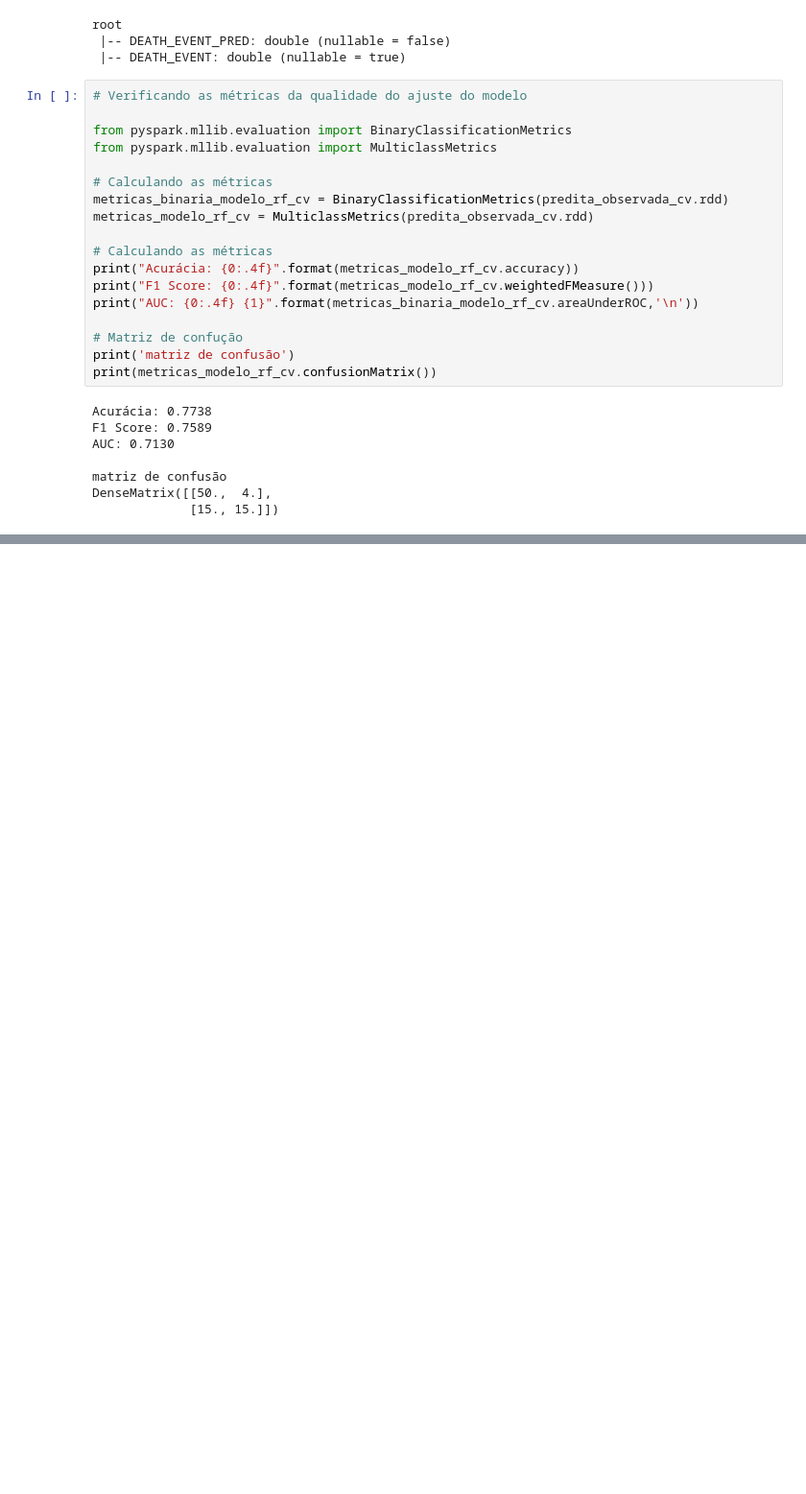
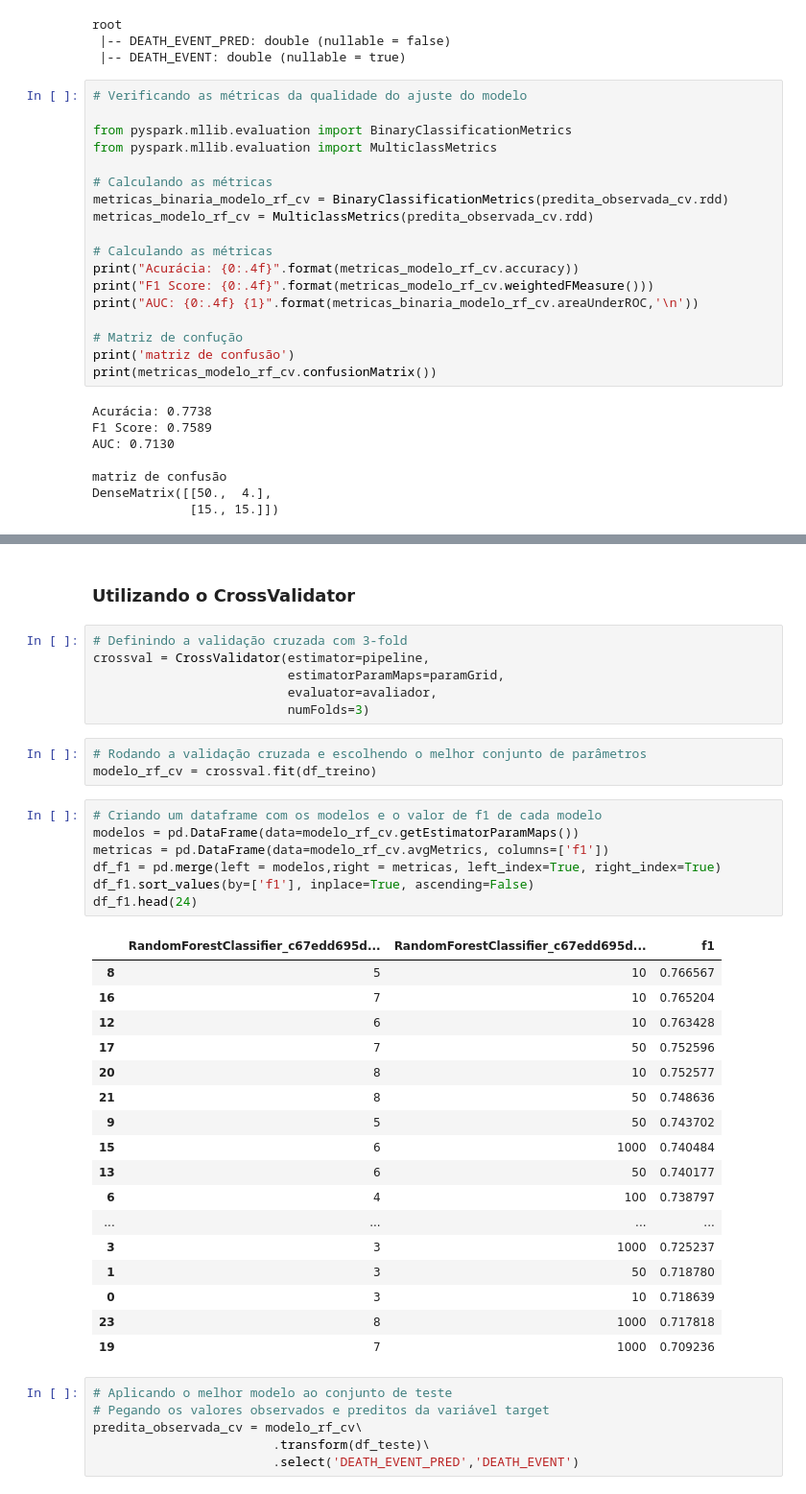
Before and after one commit to isabela-rossetti/classificacao_pyspark, a Jupyter notebook: PySpark_Classificacao_Heart_Failure_Prediction.ipynb, the cells around one changed output, grey strips where cells are left out. Shown: that part at 96% size. Drawn from its saved outputs; the diff is of its cells as text; blank space fills up the shorter version.

```diff
--- a/PySpark_Classificacao_Heart_Failure_Prediction.ipynb
+++ b/PySpark_Classificacao_Heart_Failure_Prediction.ipynb
@@ -1359,0 +1815,42 @@ DenseMatrix([[50.,  4.],
+# %% [markdown]
+### **Utilizando o CrossValidator**
+# %%
+# Definindo a validação cruzada com 3-fold
+crossval = CrossValidator(estimator=pipeline,
+                          estimatorParamMaps=paramGrid,
+                          evaluator=avaliador,
+                          numFolds=3)
+# %%
+# Rodando a validação cruzada e escolhendo o melhor conjunto de parâmetros
+modelo_rf_cv = crossval.fit(df_treino)
+# %%
+# Criando um dataframe com os modelos e o valor de f1 de cada modelo
+modelos = pd.DataFrame(data=modelo_rf_cv.getEstimatorParamMaps())
+metricas = pd.DataFrame(data=modelo_rf_cv.avgMetrics, columns=['f1'])
+df_f1 = pd.merge(left = modelos,right = metricas, left_index=True, right_index=True)
+df_f1.sort_values(by=['f1'], inplace=True, ascending=False)
+df_f1.head(24)
+# %% [output]
+|  | RandomForestClassifier_c67edd695d... | RandomForestClassifier_c67edd695d... | f1 |
+| 8 | 5 | 10 | 0.766567 |
+| 16 | 7 | 10 | 0.765204 |
+| 12 | 6 | 10 | 0.763428 |
+| 17 | 7 | 50 | 0.752596 |
+| 20 | 8 | 10 | 0.752577 |
+| 21 | 8 | 50 | 0.748636 |
+| 9 | 5 | 50 | 0.743702 |
+| 15 | 6 | 1000 | 0.740484 |
+| 13 | 6 | 50 | 0.740177 |
+| 6 | 4 | 100 | 0.738797 |
+| ... | ... | ... | ... |
+| 3 | 3 | 1000 | 0.725237 |
+| 1 | 3 | 50 | 0.718780 |
+| 0 | 3 | 10 | 0.718639 |
+| 23 | 8 | 1000 | 0.717818 |
+| 19 | 7 | 1000 | 0.709236 |
+# %%
+# Aplicando o melhor modelo ao conjunto de teste
+# Pegando os valores observados e preditos da variável target
+predita_observada_cv = modelo_rf_cv\
+                        .transform(df_teste)\
+                        .select('DEATH_EVENT_PRED','DEATH_EVENT')
```
Also changed, not shown: parts of 53 cells of this notebook.
